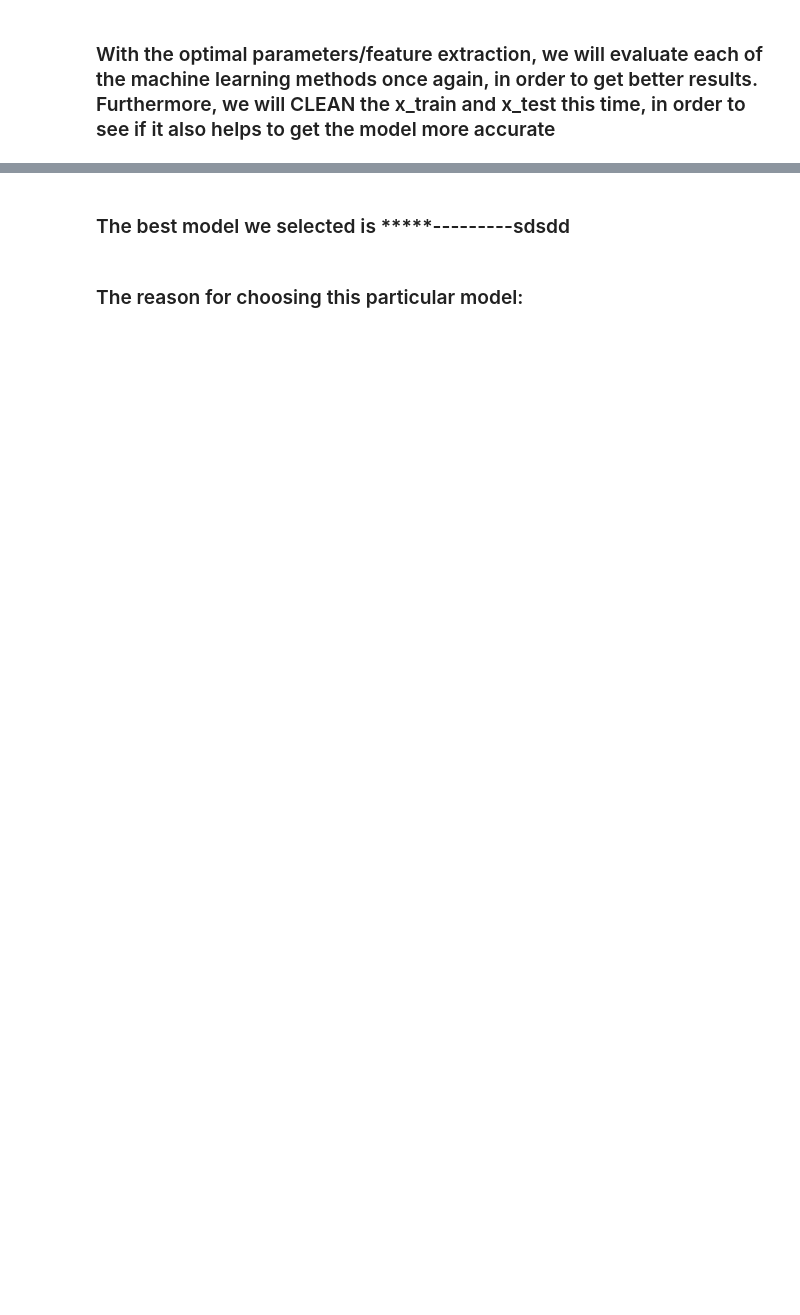
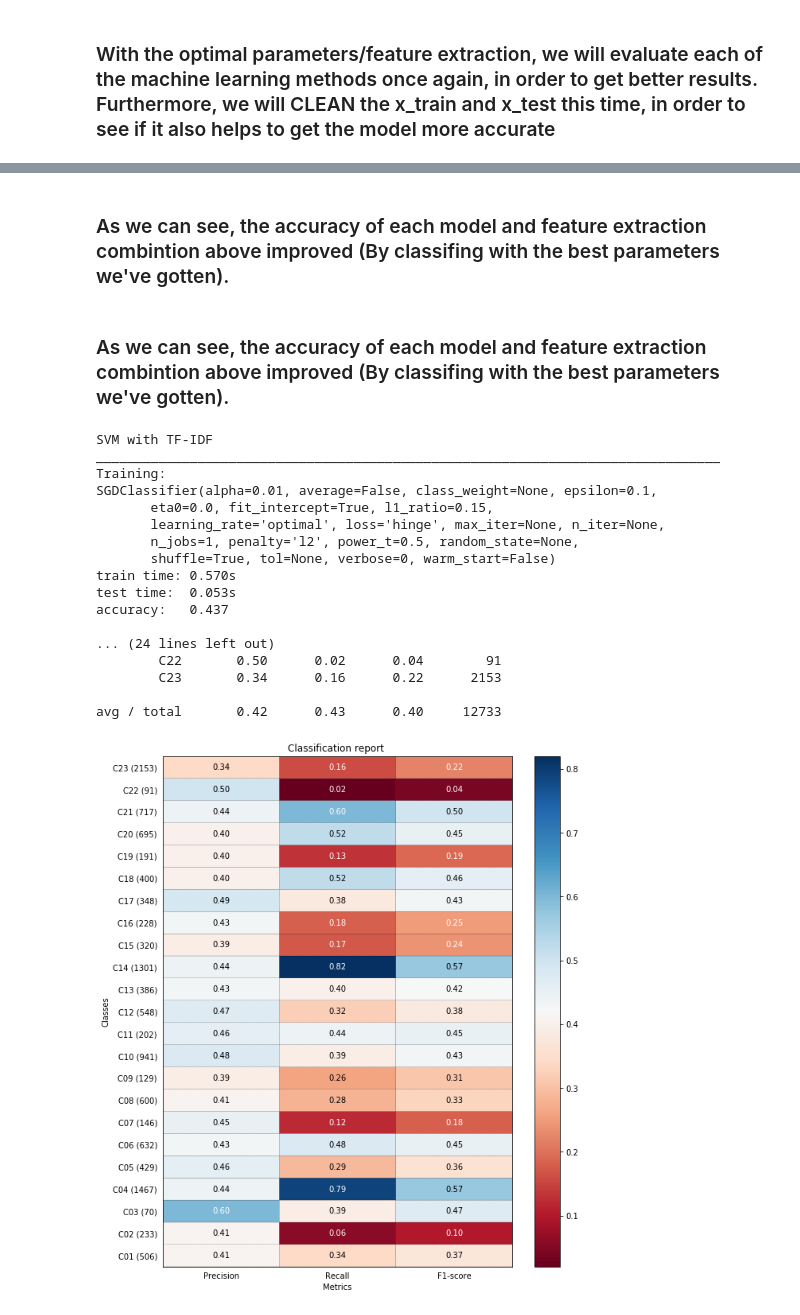
Before and after one commit to fabines/DocumentClassificstion, a Jupyter notebook: DocumentClassification (1).ipynb, the cells around one changed output, grey strips where cells are left out. Drawn from its saved outputs; the diff is of its cells as text; code cells hidden in the pictures; blank space fills up the shorter version.

```diff
--- a/DocumentClassification (1).ipynb
+++ b/DocumentClassification (1).ipynb
@@ -808,4 +850,33 @@ avg / total       0.40      0.41      0.40     12733
-# %% [markdown]
-### The best model we selected is *****---------sdsdd
-# %% [markdown]
-### The reason for choosing this particular model:
+# %% [markdown]
+### As we can see, the accuracy of each model and feature extraction combintion above improved (By classifing with the best parameters we've gotten).
+# %% [markdown]
+### As we can see, the accuracy of each model and feature extraction combintion above improved (By classifing with the best parameters we've gotten).
+# %%
+stopWords = stopwords.words('english')
+moreStopWords1=['p', '+/-', '-/+','patients','studies','use','group','disease']
+stopWords += set(string.punctuation)
+stopWords.extend(moreStopWords1)
+# 'patient': 25942, 'studi': 6513, 'use': 5303, 'group': 4550, 'diseas': 4383
+# running SVM with TF-IDF - best classifier
+FE_withparams = TfidfVectorizer(sublinear_tf='True',max_df=1.0,stop_words=stopWords)
+clf_with_params = SGDClassifier(alpha=0.01)
+evaluateOptimal(FE_withparams, clf_with_params,'SVM with TF-IDF')
+# %% [output]
+SVM with TF-IDF
+________________________________________________________________________________
+Training:
+SGDClassifier(alpha=0.01, average=False, class_weight=None, epsilon=0.1,
+       eta0=0.0, fit_intercept=True, l1_ratio=0.15,
+       learning_rate='optimal', loss='hinge', max_iter=None, n_iter=None,
+       n_jobs=1, penalty='l2', power_t=0.5, random_state=None,
+       shuffle=True, tol=None, verbose=0, warm_start=False)
+train time: 0.570s
+test time:  0.053s
+accuracy:   0.437
+
+... (24 lines left out)
+        C22       0.50      0.02      0.04        91
+        C23       0.34      0.16      0.22      2153
+
+avg / total       0.42      0.43      0.40     12733
+[figure, added]
```
Also changed, not shown: parts of 20 cells of this notebook, 3 other files.
